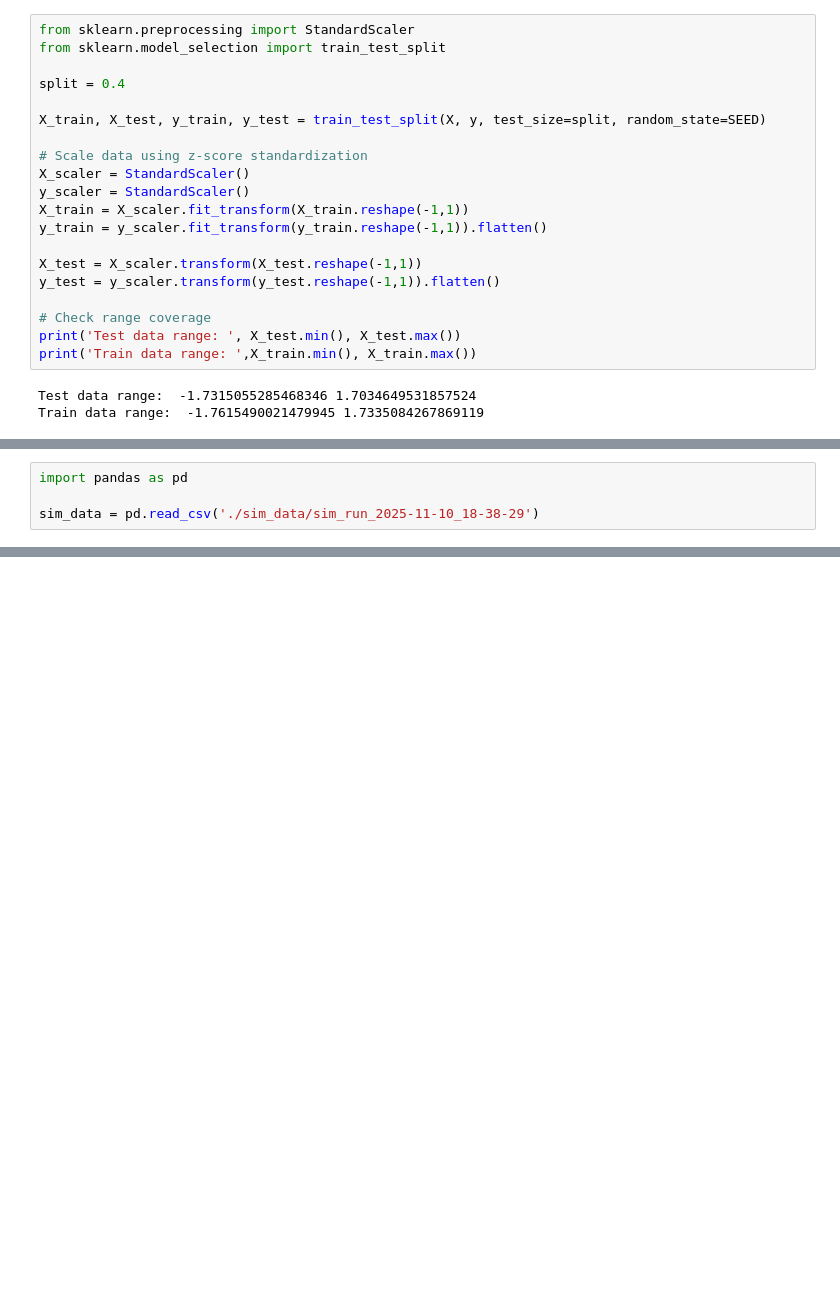
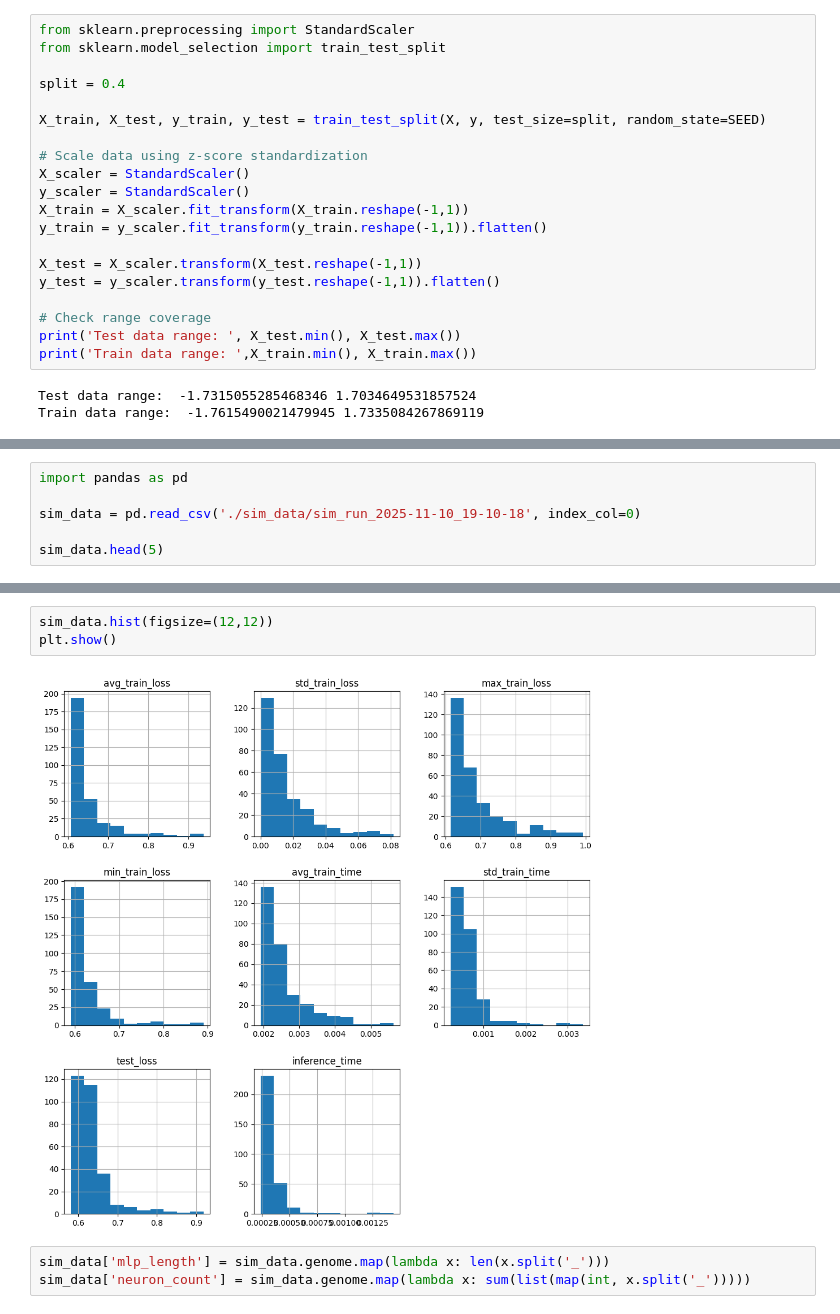
Before and after one commit to JGolaszewski/KAN-vs-MLP, a Jupyter notebook: kan-mlp-comparasion.ipynb, the cells around one changed output, grey strips where cells are left out. Saved outputs shown, nothing was run; the diff lists cells and outputs as text; blank space fills up the shorter version.

```diff
--- a/kan-mlp-comparasion.ipynb
+++ b/kan-mlp-comparasion.ipynb
@@ -165,4 +147,6 @@ simulate_data(
 # %%
 import pandas as pd
 
-sim_data = pd.read_csv('./sim_data/sim_run_2025-11-10_18-38-29')
+sim_data = pd.read_csv('./sim_data/sim_run_2025-11-10_19-10-18', index_col=0)
+
+sim_data.head(5)
@@ -168,0 +173,8 @@ sim_data = pd.read_csv('./sim_data/sim_run_2025-11-10_18-38-29')
+# %%
+sim_data.hist(figsize=(12,12))
+plt.show()
+# %% [output]
+[figure, added]
+# %%
+sim_data['mlp_length'] = sim_data.genome.map(lambda x: len(x.split('_')))
+sim_data['neuron_count'] = sim_data.genome.map(lambda x: sum(list(map(int, x.split('_')))))
```
Also changed, not shown: parts of 7 cells of this notebook, 1 other file.
